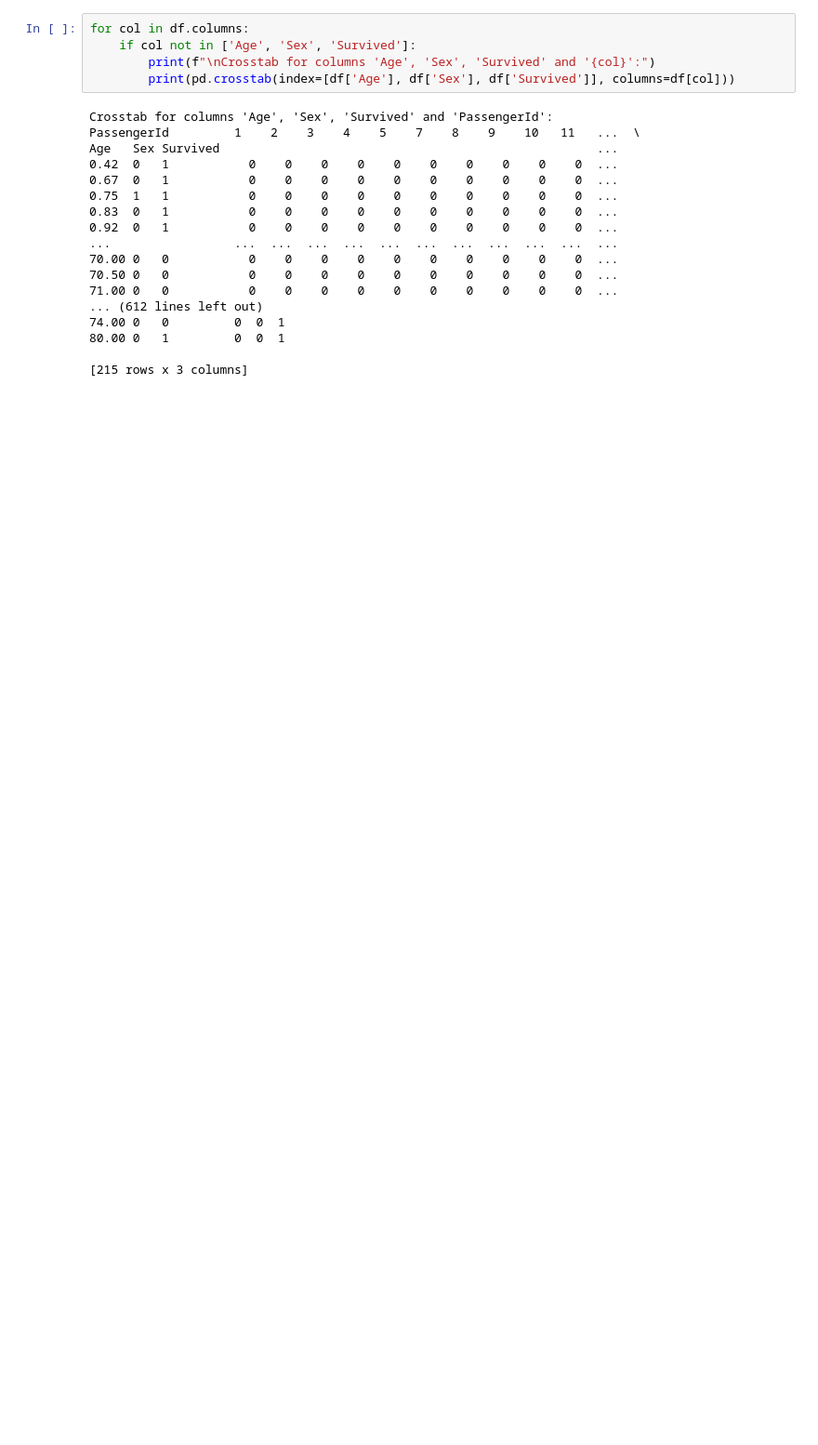
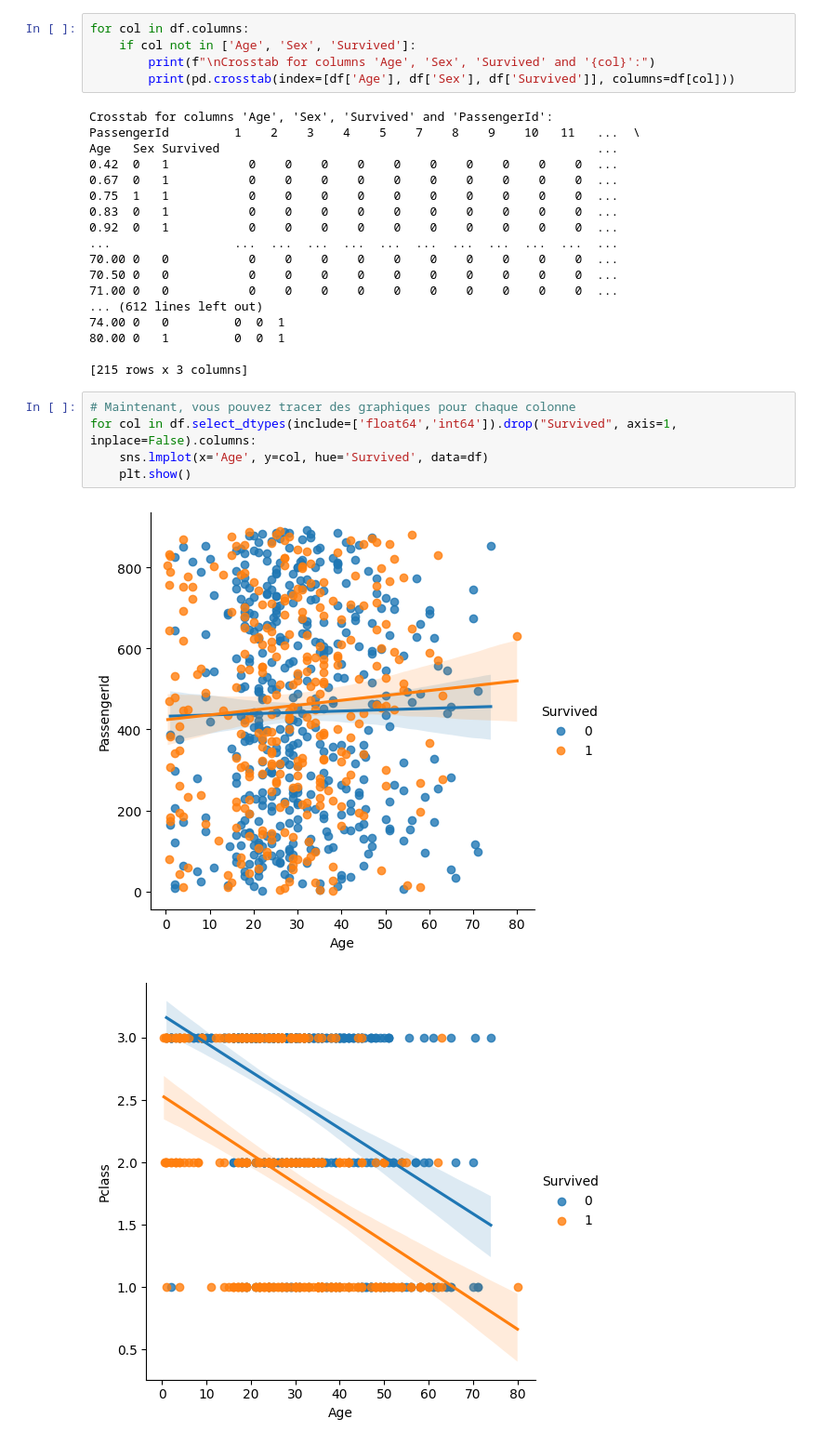
Before and after one commit to bigmoletos/WildCodeSchool_formation_IA_nov2023, a Jupyter notebook: quêtes/semaine11/FD_Quete1_Feature_Scaling_in_Python.ipynb, the cells around one changed output. Shown at 93% size. Saved outputs shown, nothing was run; the diff lists cells and outputs as text; blank space fills up the shorter version.

```diff
--- a/quêtes/semaine11/FD_Quete1_Feature_Scaling_in_Python.ipynb
+++ b/quêtes/semaine11/FD_Quete1_Feature_Scaling_in_Python.ipynb
@@ -290,3 +302,11 @@ Age   Sex Survived                                                    ...
 80.00 0   1         0  0  1
 
 [215 rows x 3 columns]
+# %%
+# Maintenant, vous pouvez tracer des graphiques pour chaque colonne
+for col in df.select_dtypes(include=['float64','int64']).drop("Survived", axis=1, inplace=False).columns:
+    sns.lmplot(x='Age', y=col, hue='Survived', data=df)
+    plt.show()
+# %% [output]
+[figure, added]
+[figure, added]
```
Also changed, not shown: parts of 27 cells of this notebook, 2 other files.
